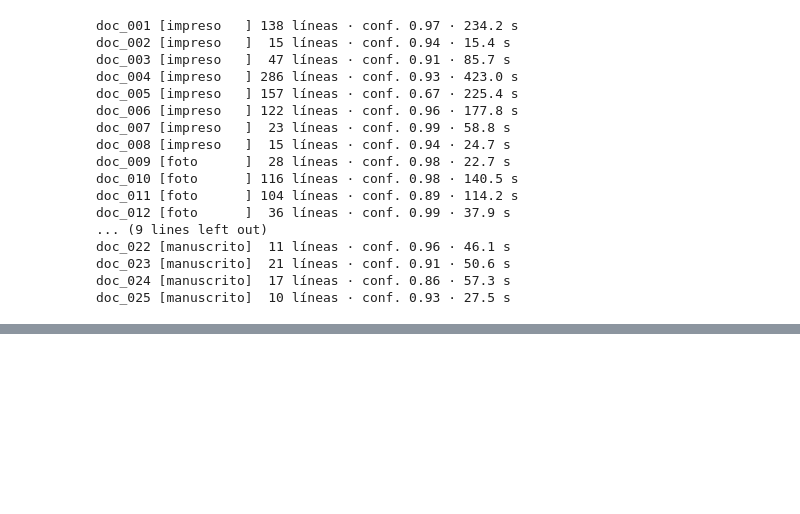
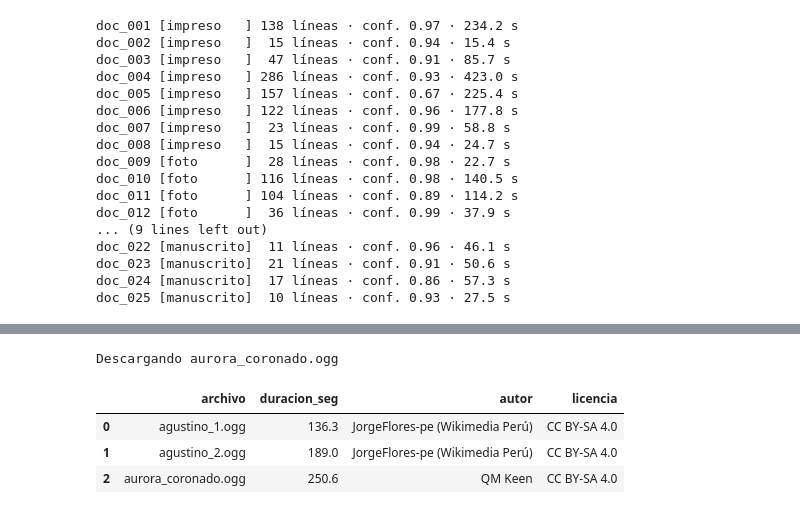
Before and after one commit to ValMur123/python_intermedio, a Jupyter notebook: tarea_2/01_extraccion.ipynb, the cells around one changed output, grey strips where cells are left out. Cells and saved outputs as stored; diff of their text form; code cells hidden in the pictures; blank space fills up the shorter version.

```diff
--- a/tarea_2/01_extraccion.ipynb
+++ b/tarea_2/01_extraccion.ipynb
@@ -221,0 +238,20 @@ ocr_df[cols + ["archivo"]].to_csv(BASE / "datos/raw/ocr_crudo.csv", index=False)
+# %%
+import hashlib, io, re, time, urllib.parse, warnings, zipfile
+from importlib.metadata import version
+from pathlib import Path
+warnings.filterwarnings("ignore")
+
+import numpy as np
+import pandas as pd
+import requests
+from scipy.io import wavfile
+import voz
+from voz import SR, Transcriptor, cargar_audio, diarizar, a_srt, a_texto, a_tabla, tramos_de_voz
+
+BASE = Path.cwd()
+AUDIO = BASE / "datos/raw/audio"; AUDIO.mkdir(parents=True, exist_ok=True)
+ORIG = AUDIO / "originales"; ORIG.mkdir(exist_ok=True)
+SALIDAS = AUDIO / "salidas"; SALIDAS.mkdir(exist_ok=True)
+UA = {"User-Agent": "tarea2-pucp-python-intermedio/1.0 (proyecto academico)"}
+print("faster-whisper", version("faster-whisper"), "· pyannote.audio", version("pyannote.audio"),
+      "· dispositivo:", voz.dispositivo())
@@ -221,0 +309,35 @@ ocr_df[cols + ["archivo"]].to_csv(BASE / "datos/raw/ocr_crudo.csv", index=False)
+# %%
+def bajar_commons(titulo, ruta, intentos=5):
+    "Descarga respetando a Wikimedia: si responde 429 (demasiadas solicitudes), espera y reintenta."
+    url = "https://commons.wikimedia.org/wiki/Special:FilePath/" + urllib.parse.quote(titulo)
+    for k in range(intentos):
+        r = requests.get(url, headers=UA, timeout=120)
+        if r.status_code == 429:
+            espera = int(r.headers.get("Retry-After", 30 * (k + 1)))
+            print(f"  Wikimedia pide esperar {espera} s (intento {k + 1}/{intentos})...")
+            time.sleep(espera)
+            continue
+        r.raise_for_status()
+        ruta.write_bytes(r.content)
+        time.sleep(5)
+        return
+    raise RuntimeError(f"No se pudo bajar {titulo}: descárgalo a mano en {ruta}")
+
+commons = []
+for local, titulo in COMMONS.items():
+    ruta = ORIG / local
+    if not ruta.exists():
+        print("Descargando", local)
+        bajar_commons(titulo, ruta)
+    commons.append({"archivo": local, "ruta": ruta, "titulo": titulo, "autor": AUTORES[local],
+                    "licencia": "CC BY-SA 4.0",
+                    "fuente_url": "https://commons.wikimedia.org/wiki/File:" + urllib.parse.quote(titulo.replace(" ", "_"))})
+commons = pd.DataFrame(commons)
+commons["duracion_seg"] = commons["ruta"].map(lambda p: round(len(cargar_audio(p)) / SR, 1))
+commons[["archivo", "duracion_seg", "autor", "licencia"]]
+# %% [output]
+Descargando aurora_coronado.ogg
+|  | archivo | duracion_seg | autor | licencia |
+| 0 | agustino_1.ogg | 136.3 | JorgeFlores-pe (Wikimedia Perú) | CC BY-SA 4.0 |
+| 1 | agustino_2.ogg | 189.0 | JorgeFlores-pe (Wikimedia Perú) | CC BY-SA 4.0 |
+| 2 | aurora_coronado.ogg | 250.6 | QM Keen | CC BY-SA 4.0 |
```
Also changed, not shown: parts of 15 cells of this notebook, 1 other file.
